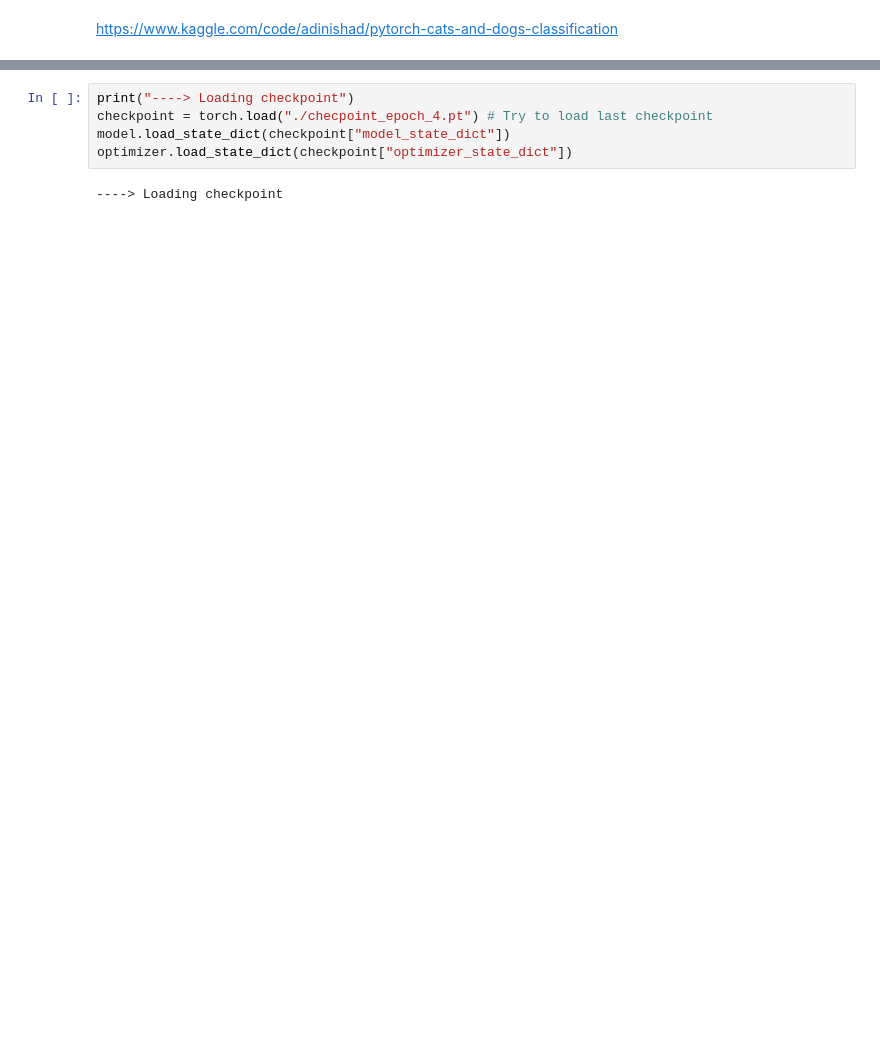
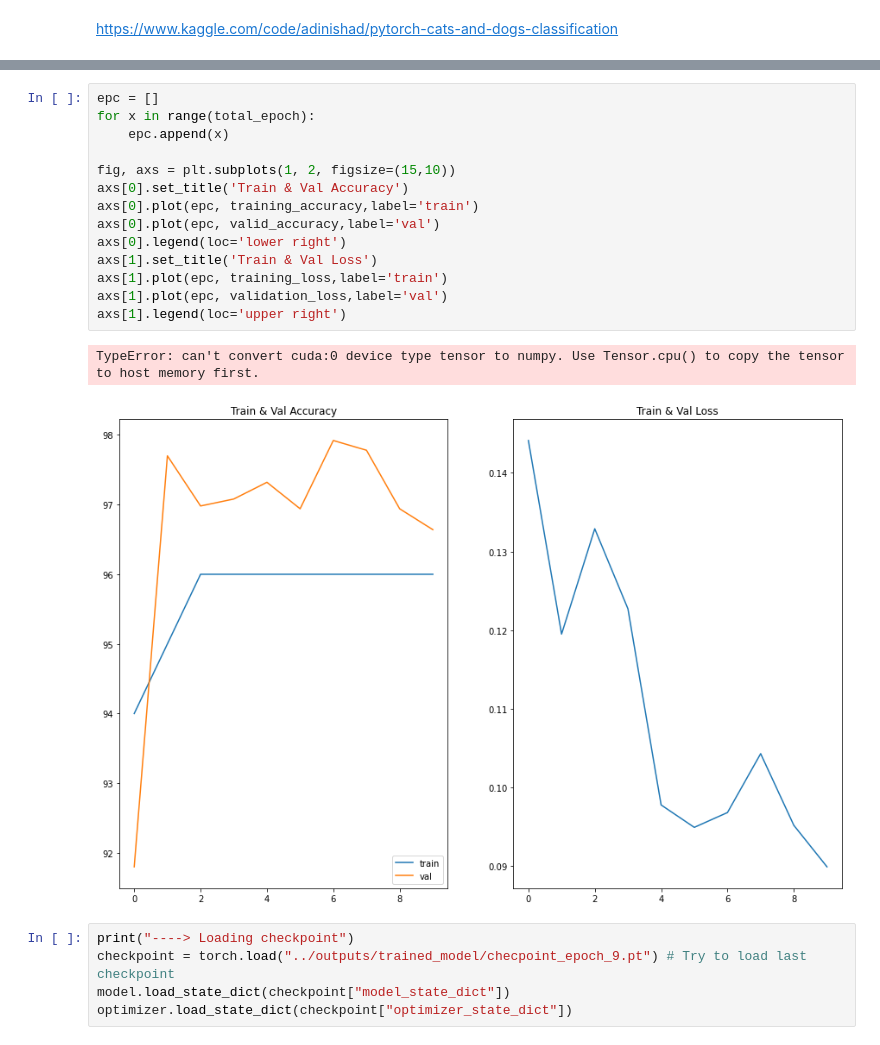
Before and after one commit to Junszz/ai_project, a Jupyter notebook: src/train.ipynb, the cells around one changed output, grey strips where cells are left out. Drawn from its saved outputs; the diff is of its cells as text; blank space fills up the shorter version.

```diff
--- a/src/train.ipynb
+++ b/src/train.ipynb
@@ -172,10 +252,25 @@ Average Loss:  tensor(2.8039e-05, device='cuda:0')   Accuracy:  3940  /  4000
+# %%
+epc = []
+for x in range(total_epoch):
+    epc.append(x)
+
+fig, axs = plt.subplots(1, 2, figsize=(15,10))
+axs[0].set_title('Train & Val Accuracy')
+axs[0].plot(epc, training_accuracy,label='train')
+axs[0].plot(epc, valid_accuracy,label='val')
+axs[0].legend(loc='lower right')
+axs[1].set_title('Train & Val Loss')
+axs[1].plot(epc, training_loss,label='train')
+axs[1].plot(epc, validation_loss,label='val')
+axs[1].legend(loc='upper right')
+# %% [output]
+TypeError: can't convert cuda:0 device type tensor to numpy. Use Tensor.cpu() to copy the tensor to host memory first.
+[figure, added]
 # %%
 print("----> Loading checkpoint")
-checkpoint = torch.load("./checpoint_epoch_4.pt") # Try to load last checkpoint
+checkpoint = torch.load("../outputs/trained_model/checpoint_epoch_9.pt") # Try to load last checkpoint
 model.load_state_dict(checkpoint["model_state_dict"])
 optimizer.load_state_dict(checkpoint["optimizer_state_dict"])
-# %% [output]
-----> Loading checkpoint
 # %%
 TEST_DIR = '../datasets/test'
 id = []
```
Also changed, not shown: parts of 12 cells of this notebook.
